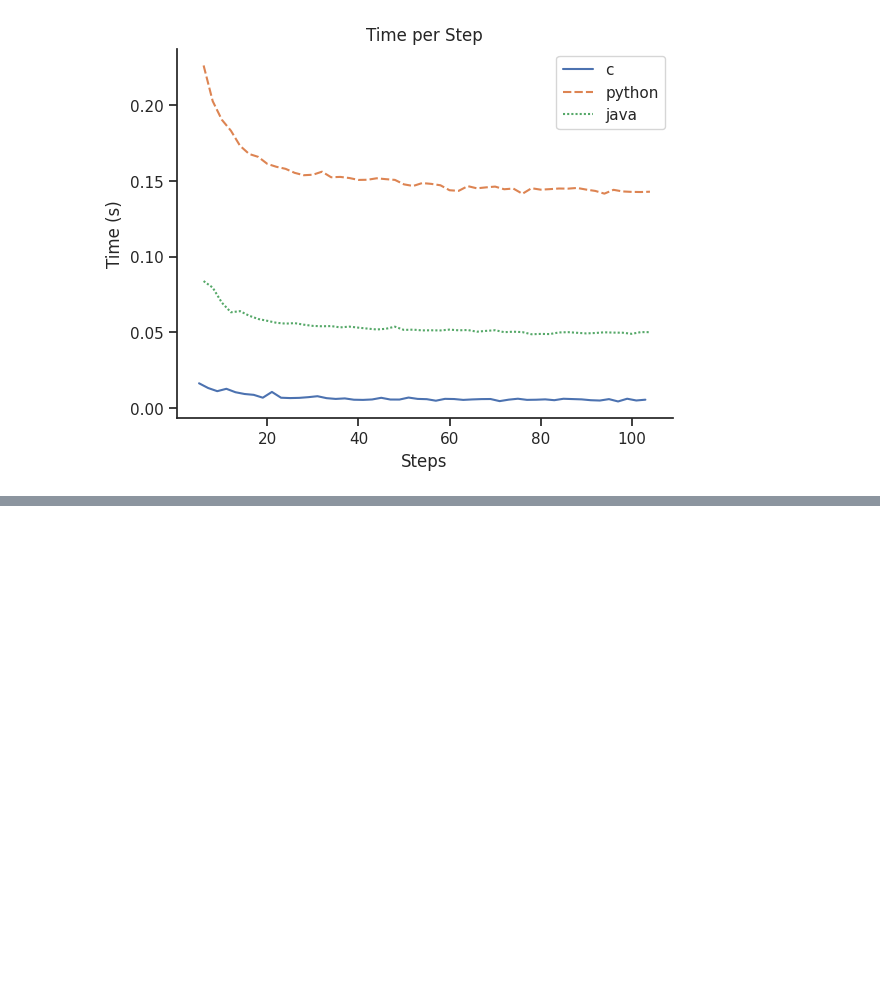
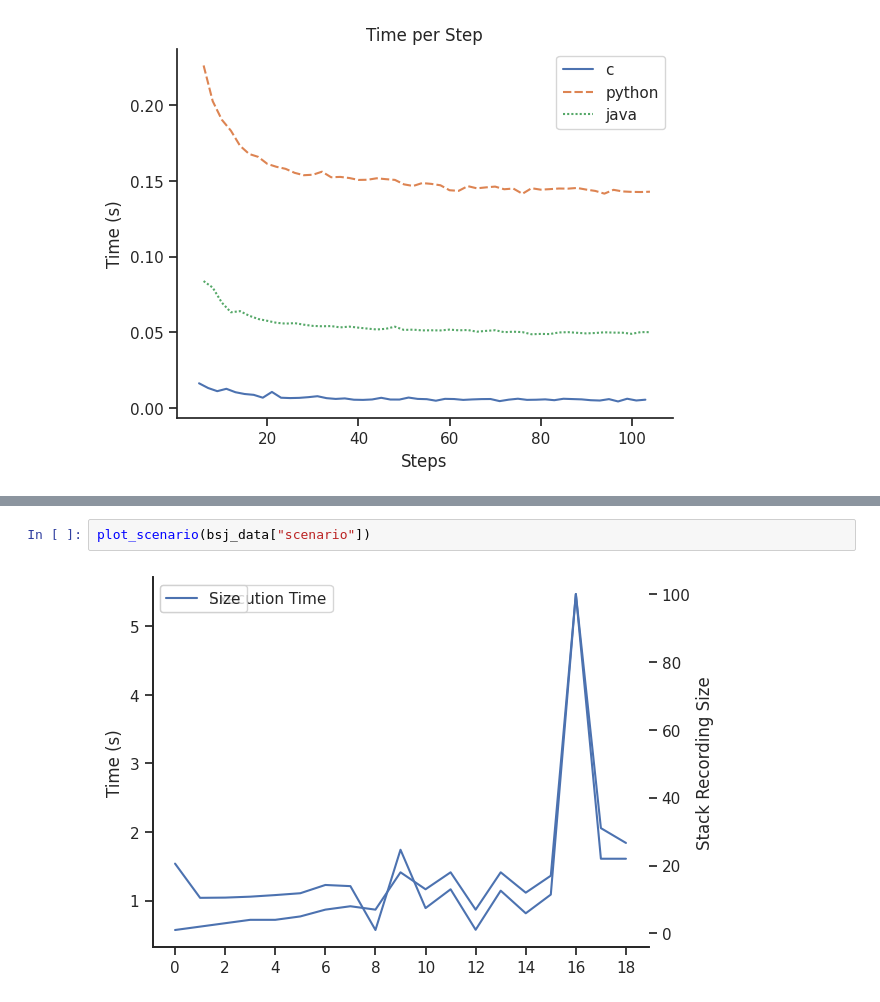
Before and after one commit to diverse-project/LiveRec, a Jupyter notebook: LiveFromDAP/performance/performance.ipynb, the cells around one changed output, grey strips where cells are left out. Drawn from its saved outputs; the diff is of its cells as text; blank space fills up the shorter version.

```diff
--- a/LiveFromDAP/performance/performance.ipynb
+++ b/LiveFromDAP/performance/performance.ipynb
@@ -64,0 +102,4 @@ Text(0, 0.5, 'Time (s)')
+# %%
+plot_scenario(bsj_data["scenario"])
+# %% [output]
+[figure, added]
```
Also changed, not shown: parts of 5 cells of this notebook, 4 other files.
